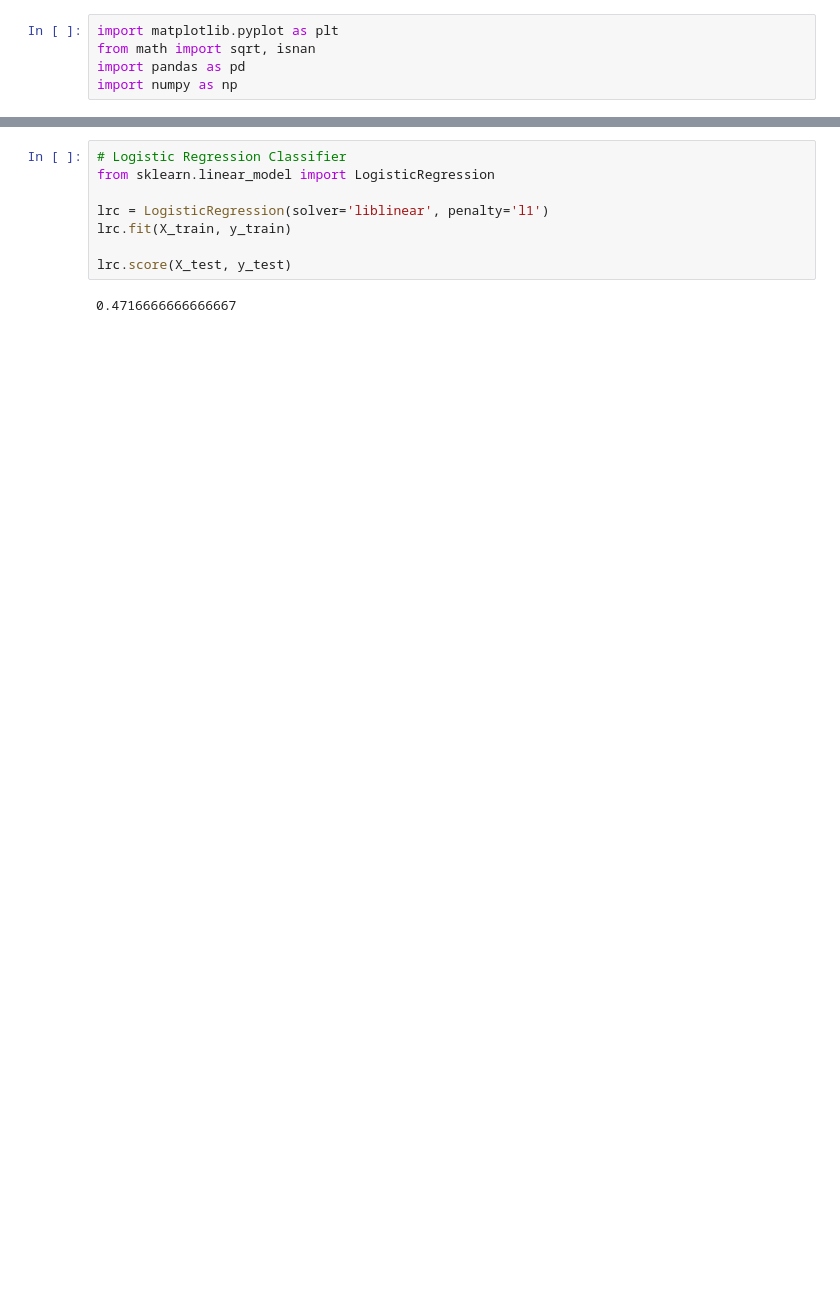
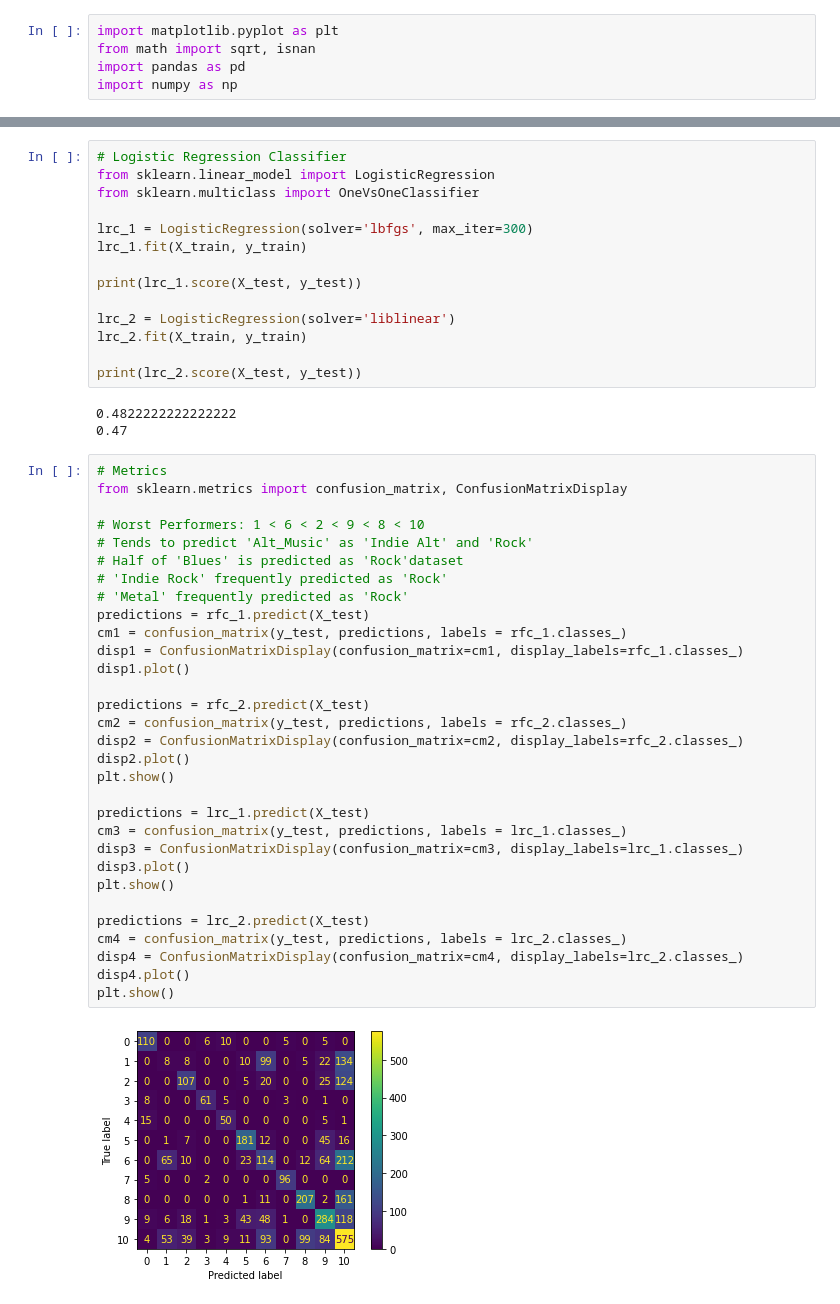
Before and after one commit to Mister-Favourite/Music-Genre-Classification, a Jupyter notebook: logistic_regression_and_random_forest.ipynb, the cells around one changed output, grey strips where cells are left out. Cells and saved outputs as stored; diff of their text form; blank space fills up the shorter version.

Commit message:
Metrics and grid search

```diff
--- a/logistic_regression_and_random_forest.ipynb
+++ b/logistic_regression_and_random_forest.ipynb
@@ -45,10 +76,50 @@ rfc.score(X_test, y_test)
 # %%
 # Logistic Regression Classifier
 from sklearn.linear_model import LogisticRegression
+from sklearn.multiclass import OneVsOneClassifier
 
-lrc = LogisticRegression(solver='liblinear', penalty='l1')
-lrc.fit(X_train, y_train)
+lrc_1 = LogisticRegression(solver='lbfgs', max_iter=300)
+lrc_1.fit(X_train, y_train)
 
-lrc.score(X_test, y_test)
+print(lrc_1.score(X_test, y_test))
+
+lrc_2 = LogisticRegression(solver='liblinear')
+lrc_2.fit(X_train, y_train)
+
+print(lrc_2.score(X_test, y_test))
 # %% [output]
-0.4716666666666667
+0.4822222222222222
+0.47
+# %%
+# Metrics
+from sklearn.metrics import confusion_matrix, ConfusionMatrixDisplay
+
+# Worst Performers: 1 < 6 < 2 < 9 < 8 < 10
+# Tends to predict 'Alt_Music' as 'Indie Alt' and 'Rock'
+# Half of 'Blues' is predicted as 'Rock'dataset
+# 'Indie Rock' frequently predicted as 'Rock'
+# 'Metal' frequently predicted as 'Rock'
+predictions = rfc_1.predict(X_test)
+cm1 = confusion_matrix(y_test, predictions, labels = rfc_1.classes_)
+disp1 = ConfusionMatrixDisplay(confusion_matrix=cm1, display_labels=rfc_1.classes_)
+disp1.plot()
+
+predictions = rfc_2.predict(X_test)
+cm2 = confusion_matrix(y_test, predictions, labels = rfc_2.classes_)
+disp2 = ConfusionMatrixDisplay(confusion_matrix=cm2, display_labels=rfc_2.classes_)
+disp2.plot()
+plt.show()
+
+predictions = lrc_1.predict(X_test)
+cm3 = confusion_matrix(y_test, predictions, labels = lrc_1.classes_)
+disp3 = ConfusionMatrixDisplay(confusion_matrix=cm3, display_labels=lrc_1.classes_)
+disp3.plot()
+plt.show()
+
+predictions = lrc_2.predict(X_test)
+cm4 = confusion_matrix(y_test, predictions, labels = lrc_2.classes_)
+disp4 = ConfusionMatrixDisplay(confusion_matrix=cm4, display_labels=lrc_2.classes_)
+disp4.plot()
+plt.show()
+# %% [output]
+[figure, added]
```
Also changed, not shown: parts of 7 cells of this notebook.
